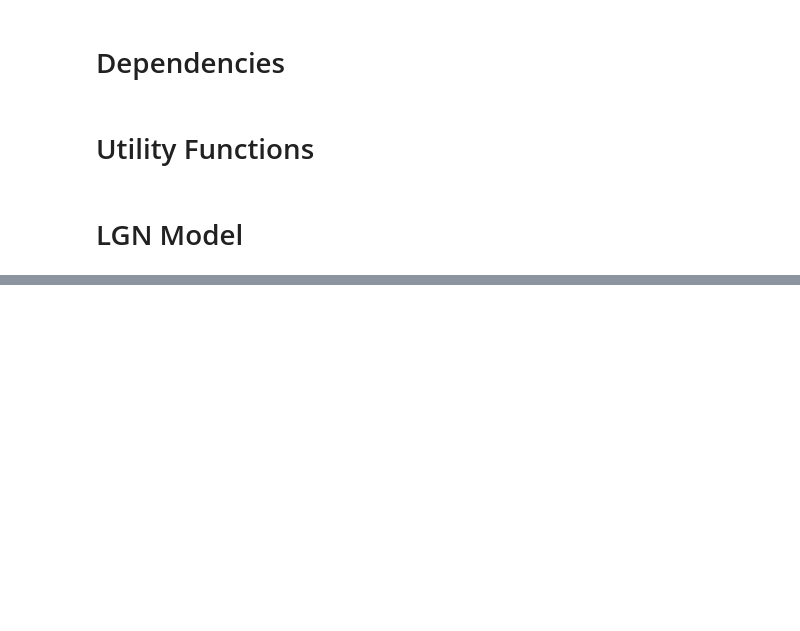
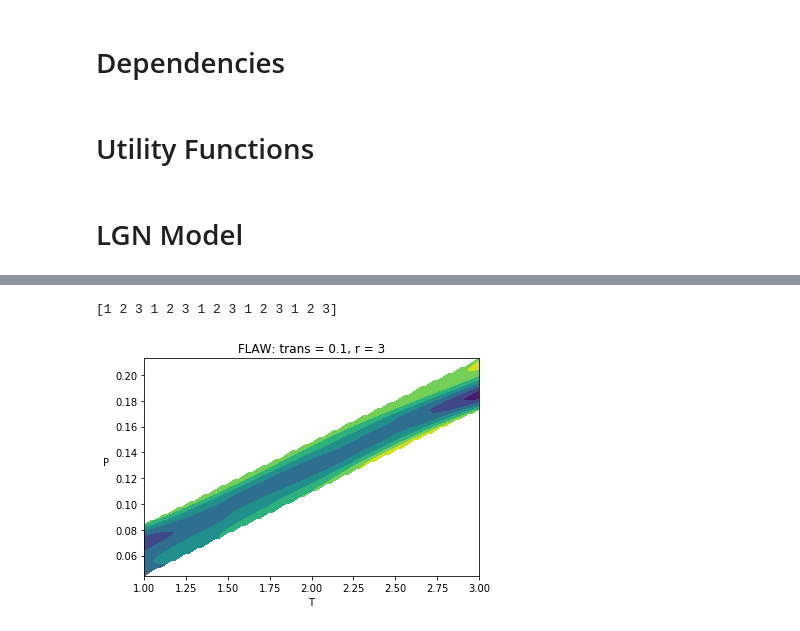
Before and after one commit to Wise61/depth_perception, a Jupyter notebook: lgn_corr.ipynb, the cells around one changed output, grey strips where cells are left out. Cells and saved outputs as stored; diff of their text form; code cells hidden in the pictures; blank space fills up the shorter version.

```diff
--- a/lgn_corr.ipynb
+++ b/lgn_corr.ipynb
@@ -495,0 +466,30 @@ This cell intentionally left blank
+# %%
+print(T)
+# %% [output]
+[1 2 3 1 2 3 1 2 3 1 2 3 1 2 3]
+# %%
+p = np.column_stack((T,P))
+
+
+
+
+xi = np.linspace(T.min(), T.max(), 100)
+yi = np.linspace(P.min(), P.max(), 100)
+xi, yi = np.meshgrid(xi, yi)
+
+# interpolate
+zi = griddata(p, C, (xi, yi), method="cubic")
+
+plt.contourf(xi, yi, zi)
+
+plt.title('FLAW: trans = 0.1, r = 3')
+
+
+h = plt.ylabel('P   ')
+h.set_rotation(0)
+plt.xlabel('T')
+
+
+plt.savefig("contour.png")
+# %% [output]
+[figure, added]
```
Also changed, not shown: parts of 10 cells of this notebook, 48 other files.
